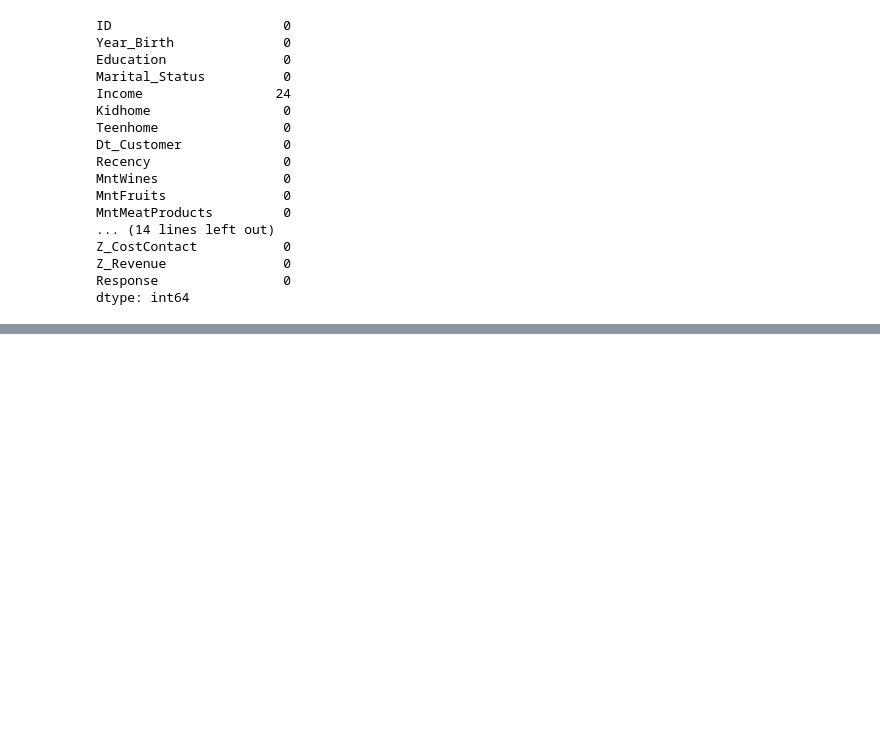
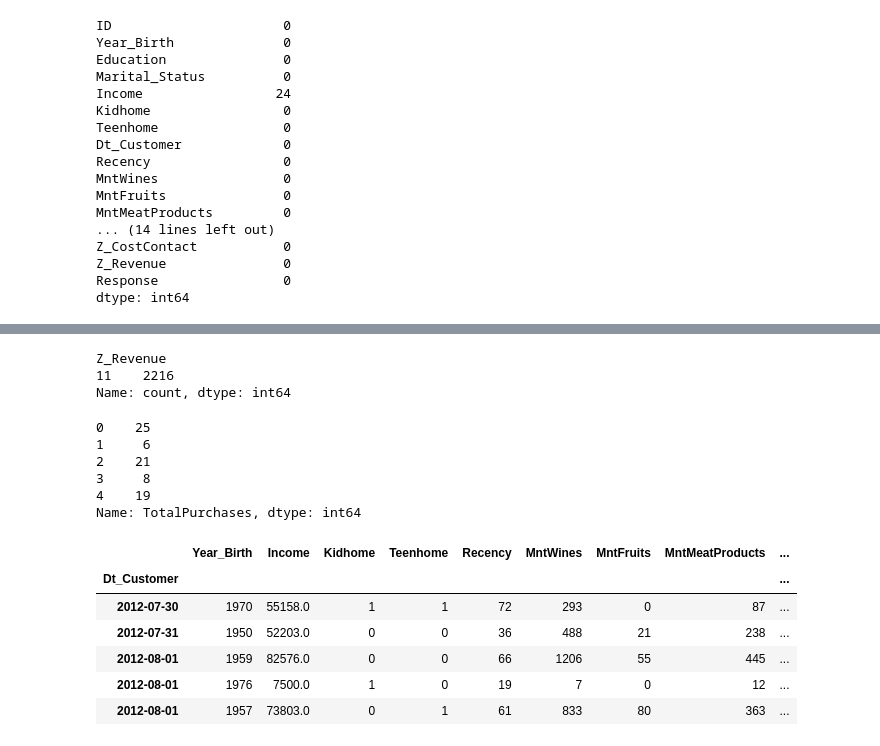
Before and after one commit to SantiagoArenas/TFG_Santiago, a Jupyter notebook: dataAcquisition/marketingCampaign2/campaign2TimeSeries.ipynb, the cells around one changed output, grey strips where cells are left out. Saved outputs shown, nothing was run; the diff lists cells and outputs as text; code cells hidden in the pictures; blank space fills up the shorter version.

```diff
--- a/dataAcquisition/marketingCampaign2/campaign2TimeSeries.ipynb
+++ b/dataAcquisition/marketingCampaign2/campaign2TimeSeries.ipynb
@@ -1,7 +1,9 @@
 # %%
+
 import pandas as pd
 
 db = pd.read_csv('./campaign2.csv', sep=';')
+pd.set_option('display.max_columns', None)
 db.head()
 # %% [output]
 |  | ID | Year_Birth | Education | Marital_Status | Income | Kidhome | Teenhome | Dt_Customer | Recency | ... |
@@ -48,0 +47,5 @@ db.head()
+# %%
+# drop id
+db = db.drop('ID', axis=1)
+# Converting to datetime
+db['Dt_Customer'] = pd.to_datetime(db['Dt_Customer'], format='%Y-%m-%d')
@@ -48,0 +82,29 @@ db.head()
+# %%
+db_dummies['Z_Revenue'].value_counts()
+# %% [output]
+Z_Revenue
+11    2216
+Name: count, dtype: int64
+# %%
+# add column total purchases
+db_dummies['TotalPurchases'] = db['NumDealsPurchases'] + db['NumWebPurchases'] + db['NumCatalogPurchases'] + db['NumStorePurchases']
+db_dummies['TotalPurchases'].head()
+# %% [output]
+0    25
+1     6
+2    21
+3     8
+4    19
+Name: TotalPurchases, dtype: int64
+# %%
+db_dummies.set_index('Dt_Customer', inplace=True)
+db_dummies.sort_index(inplace=True)
+db_dummies.head()
+# %% [output]
+|  | Year_Birth | Income | Kidhome | Teenhome | Recency | MntWines | MntFruits | MntMeatProducts | ... |
+| Dt_Customer |  |  |  |  |  |  |  |  | ... |
+| 2012-07-30 | 1970 | 55158.0 | 1 | 1 | 72 | 293 | 0 | 87 | ... |
+| 2012-07-31 | 1950 | 52203.0 | 0 | 0 | 36 | 488 | 21 | 238 | ... |
+| 2012-08-01 | 1959 | 82576.0 | 0 | 0 | 66 | 1206 | 55 | 445 | ... |
+| 2012-08-01 | 1976 | 7500.0 | 1 | 0 | 19 | 7 | 0 | 12 | ... |
+| 2012-08-01 | 1957 | 73803.0 | 0 | 1 | 61 | 833 | 80 | 363 | ... |
```
Also changed, not shown: parts of 13 cells of this notebook, 1 other file.
